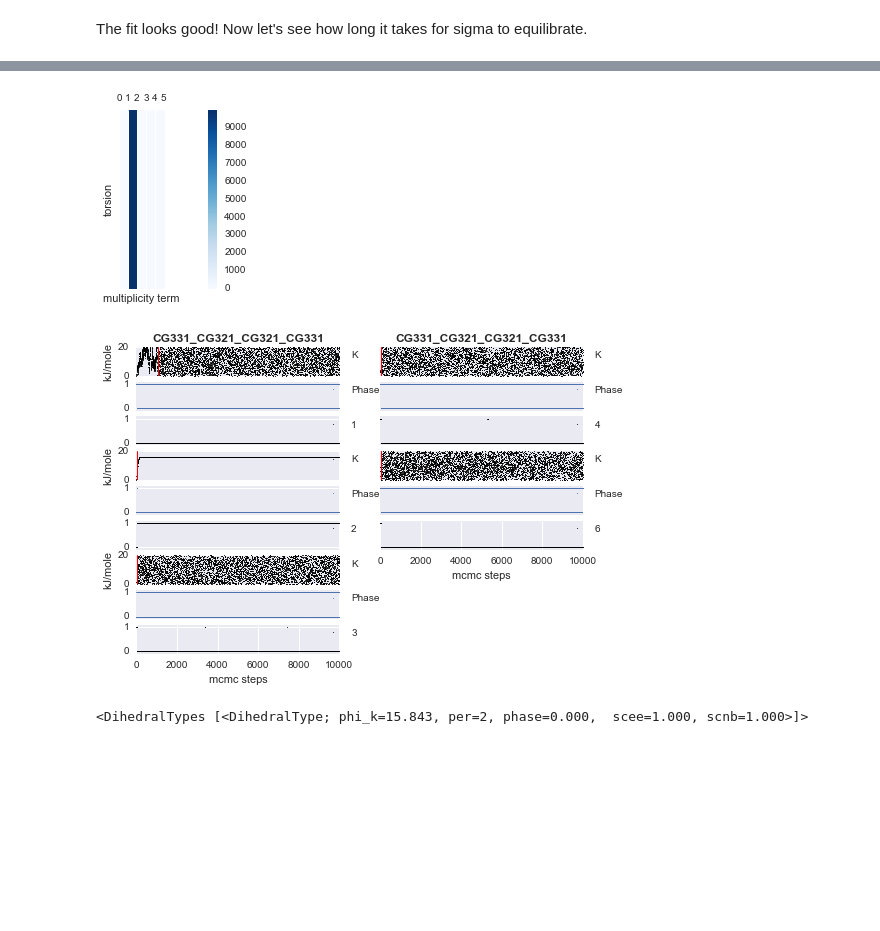
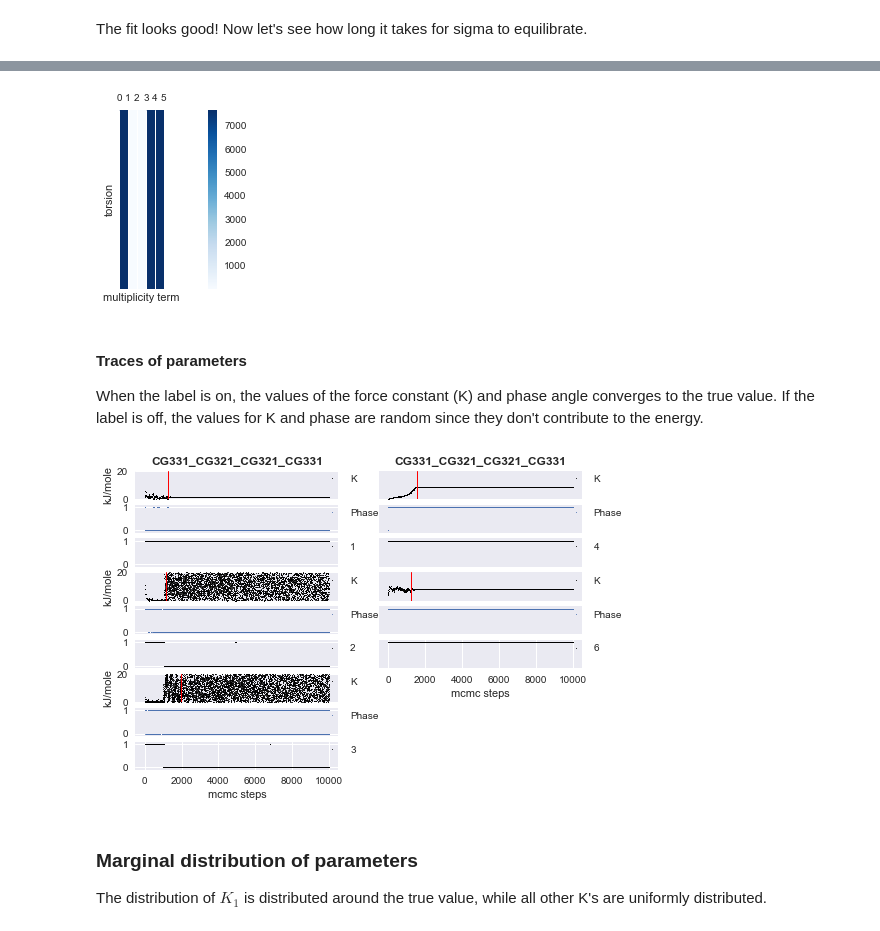
Before and after one commit to choderalab/torsionfit_examples, a Jupyter notebook: synthetic_data/discrete_rj/toy_model_randomized.ipynb, the cells around one changed output, grey strips where cells are left out. Saved outputs shown, nothing was run; the diff lists cells and outputs as text; code cells hidden in the pictures; blank space fills up the shorter version.

```diff
--- a/synthetic_data/discrete_rj/toy_model_randomized.ipynb
+++ b/synthetic_data/discrete_rj/toy_model_randomized.ipynb
@@ -34,5 +34,3 @@ sampler.sample(iter=10000)
-# %%
-sampler = db.load('discrete_phase_rj_randomized.sqlite')
 # %%
 seaborn.tsplot(sampler.trace('mm_energy')[:], interpolate=False)
 plt.plot(toy.synthetic_energy, '.', color='r', label='True Value')
@@ -67,17 +76,19 @@ Sigma does take an order of magnitude longer to equilibrate but the initial valu
 # %%
 import torsionfit.plots as plots
-plots.marg_mult(toy.model, sampler, 10000, 0)
+plots.marg_mult(toy.model, sampler, 10000, t)
 plt.savefig('multiplicity_discrete_random.pdf')
 # %% [output]
-[figure, old version]
+[figure, new version]
+# %% [markdown]
+#### Traces of parameters
+When the label is on, the values of the force constant (K) and phase angle converges to the true value. If the label is off, the values for K and phase are random since they don't contribute to the energy.
 # %%
 plots.trace_plots('CG331_CG321_CG321_CG331', sampler, markersize=2.0, filename='traces_discrete_rj_random.pdf')
 # %% [output]
-[figure, old version]
+[figure, new version]
-# %%
-toy.true_value
-# %% [output]
-<DihedralTypes [<DihedralType; phi_k=15.843, per=2, phase=0.000,  scee=1.000, scnb=1.000>]>
+# %% [markdown]
+### Marginal distribution of parameters
+The distribution of $K_1$  is distributed around the true value, while all other K's are uniformly distributed.
 # %%
 alpha = 0.5
 plt.hist(sampler.CG331_CG321_CG321_CG331_1_K.trace[t:], label='K_1', alpha=alpha)
```
Also changed, not shown: parts of 16 cells of this notebook, 14 other files.
